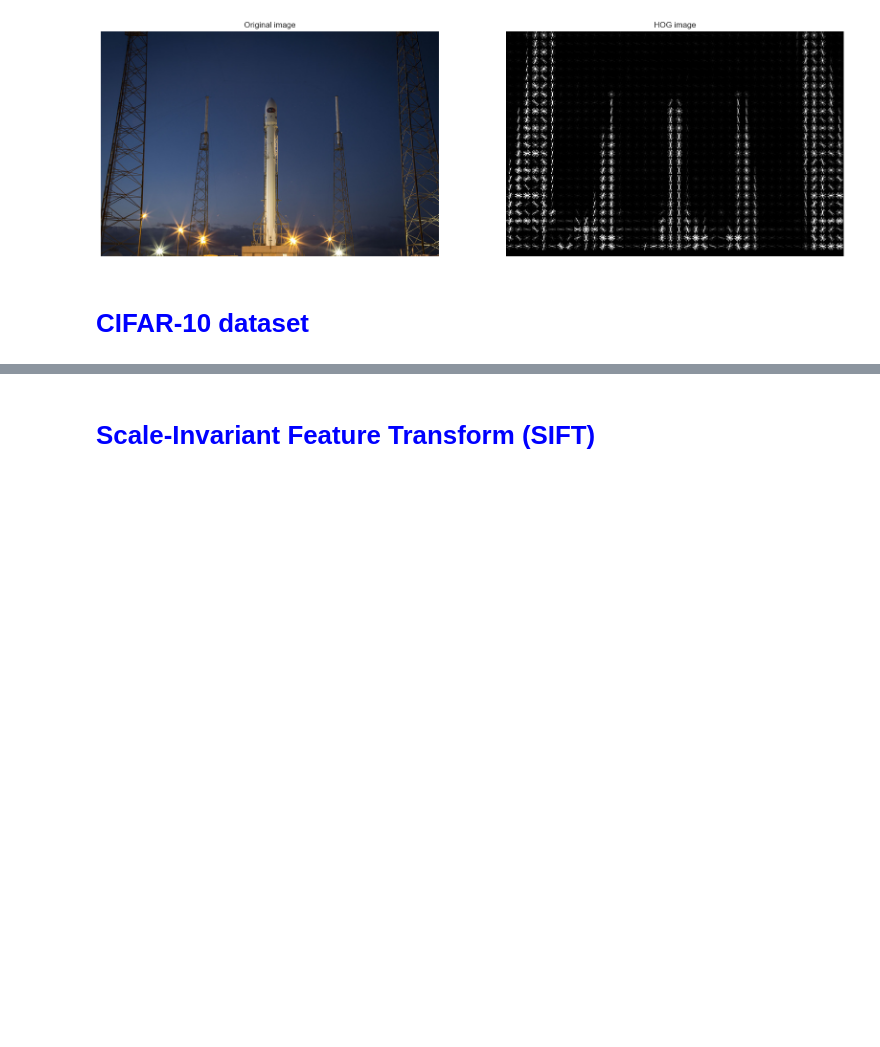
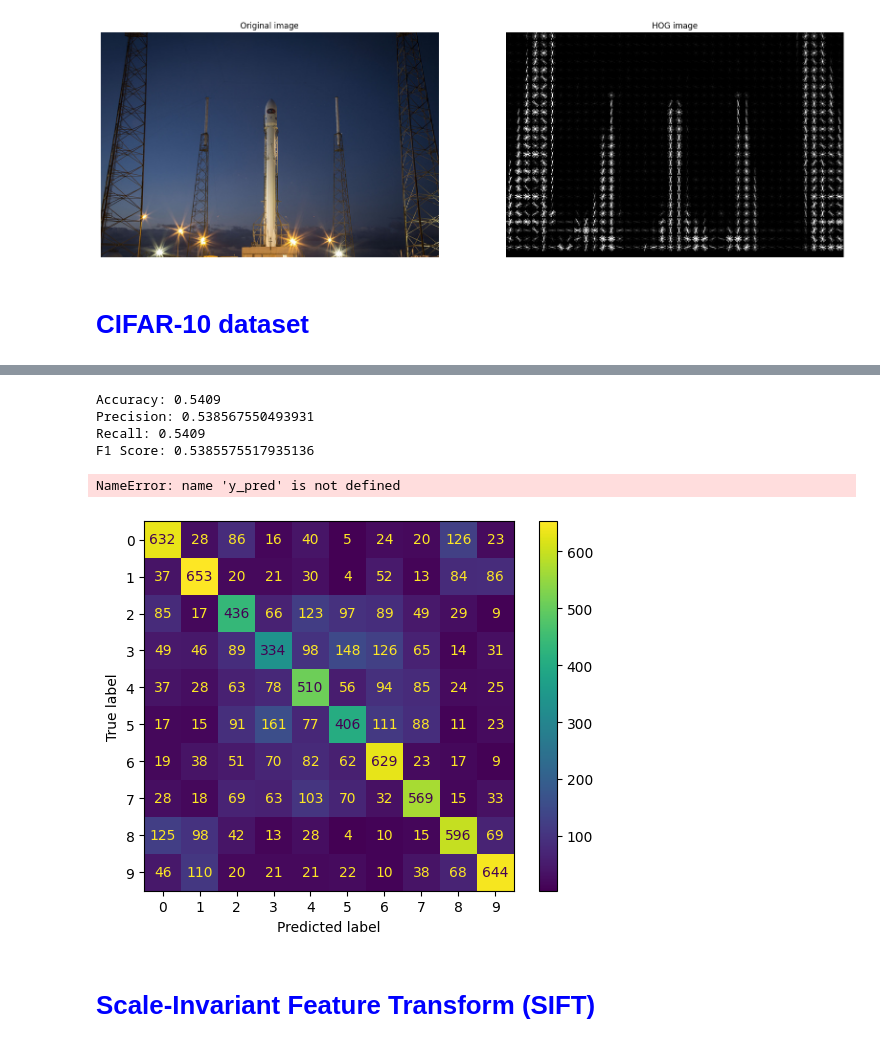
Before and after one commit to OleksiiHayvoronskyi/lesson_62, a Jupyter notebook: Lesson_62_ImageFeatureExtraction.ipynb, the cells around one changed output, grey strips where cells are left out. Saved outputs shown, nothing was run; the diff lists cells and outputs as text; code cells hidden in the pictures; blank space fills up the shorter version.

```diff
--- a/Lesson_62_ImageFeatureExtraction.ipynb
+++ b/Lesson_62_ImageFeatureExtraction.ipynb
@@ -114,2 +197,52 @@ image = tf.keras.datasets.cifar10.load_data()
+# %%
+# Measurement accuracy.
+X_test_hog = []
+for i in range(len(X_test)):
+    fd, hog_im = hog(X_test[i],
+                     orientations=9,
+                     pixels_per_cell = (8, 8),
+                     cells_per_block = (2, 2),
+                     visualize=True, channel_axis=-1)
+    X_test_hog.append(fd)
+
+X_test_hog = np.array(X_test_hog)
+
+# Making prediction.
+y_pred = svc_model.predict(X_test_hog)
+# %% [output]
+Accuracy: 0.5409
+Precision: 0.538567550493931
+Recall: 0.5409
+F1 Score: 0.5385575517935136
+# %%
+# Displaying metrics.
+print(f'Accuracy: {accuracy_score(y_test, y_pred):.3f}')
+print('Precision:', precision_score(y_test, y_pred, average='weighted'))
+print('Recall:', recall_score(y_test, y_pred, average='weighted'))
+print('F1 Score:', f1_score(y_test, y_pred, average='weighted'))
+# %% [output]
+NameError: name 'y_pred' is not defined
+# %%
+# Calculate the confusion matrix.
+
+conf_matrix = confusion_matrix(y_true=y_test, y_pred=y_pred)
+cm = confusion_matrix(y_test, y_pred, labels=svc_model.classes_)
+disp = ConfusionMatrixDisplay(confusion_matrix=cm, display_labels=svc_model.classes_)
+disp.plot()
+plt.show()
+
+# Print the confusion matrix using Matplotlib.
+#fig, ax = plt.subplots(figsize=(5, 5))
+# ax.matshow(conf_matrix, cmap=plt.cm.Oranges, alpha=0.3)
+# for i in range(conf_matrix.shape[0]):
+#     for j in range(conf_matrix.shape[1]):
+#         ax.text(x=j, y=i,s=conf_matrix[i, j], va='center', ha='center', size='xx-large')
+
+# plt.xlabel('Predictions', fontsize=16)
+# plt.ylabel('Actuals', fontsize=16)
+# plt.title('Confusion Matrix', fontsize=16)
+# plt.show()
+# %% [output]
+[figure, added]
 # %% [markdown]
 # **<font color='blue'>Scale-Invariant Feature Transform (SIFT)**</font>
```
Also changed, not shown: parts of 20 cells of this notebook.
